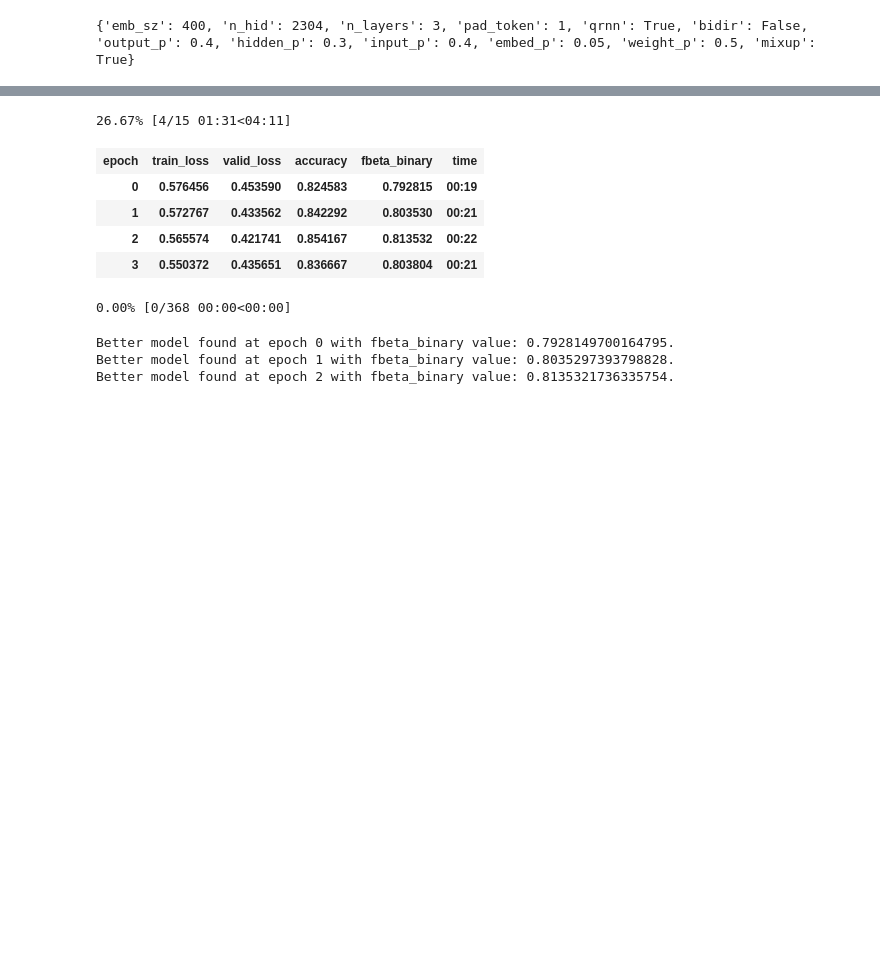
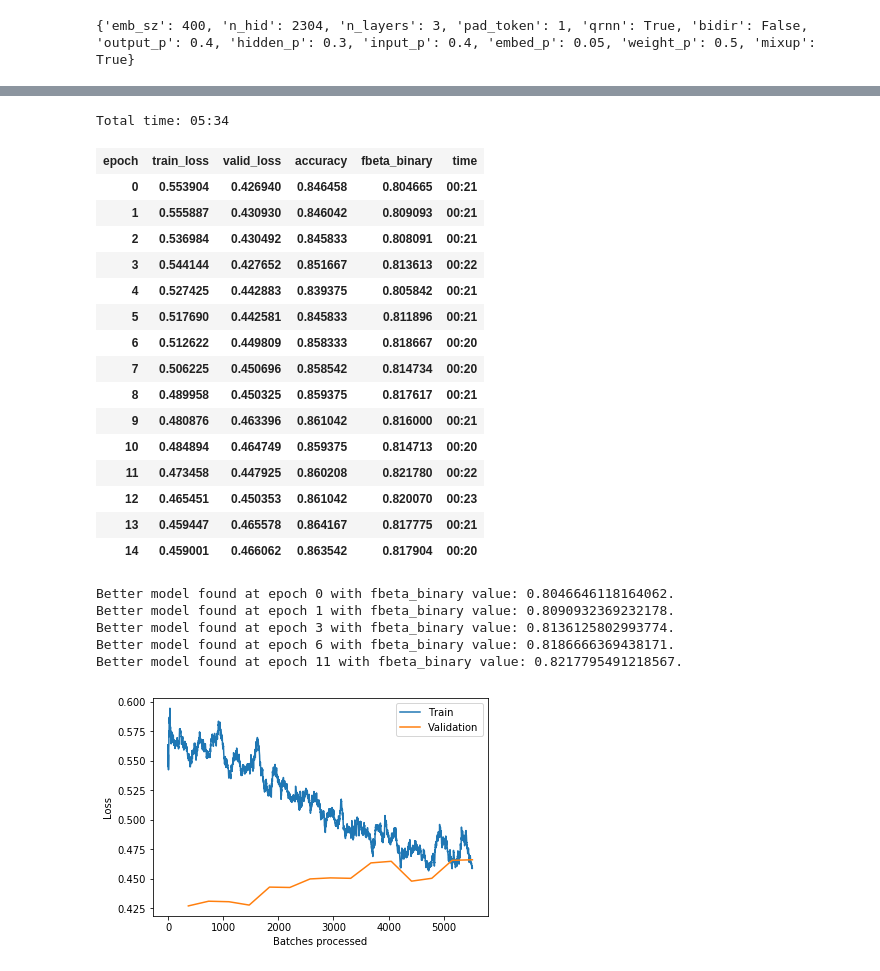
Before and after one commit to bfarzin/haha_2019, a Jupyter notebook: NLP Mixup After Embeddings.ipynb, the cells around one changed output, grey strips where cells are left out. Drawn from its saved outputs; the diff is of its cells as text; code cells hidden in the pictures; blank space fills up the shorter version.

Commit message:
with LR find and learning rates for Rnd Seed hunt.

```diff
--- a/NLP Mixup After Embeddings.ipynb
+++ b/NLP Mixup After Embeddings.ipynb
@@ -317,5 +94,6 @@ learn.callback_fns.append(partial(NLP_MixUpCallback,alpha=0.4,stack_x=False,stac
 # %%
-learn.fit_one_cycle(2, 1e-2, wd=wd )
+learn.fit_one_cycle(2, 1e-2)
+learn.recorder.plot_losses()
 # %% [output]
 Total time: 00:18
 | epoch | train_loss | valid_loss | accuracy | fbeta_binary | time |
@@ -329,0 +103,4 @@ learn.recorder.plot_metrics()
+# %%
+learn.freeze_to(-2)
+learn.fit_one_cycle(3, slice(1e-3/(2.6**4),5e-3), moms=(0.8,0.7))
+learn.recorder.plot_losses()
@@ -330,18 +114,31 @@ learn.recorder.plot_metrics()
 # %%
 learn.unfreeze()
-learn.fit_one_cycle(15, slice(1e-3/(2.6**4),5e-3), moms=(0.7,0.4), wd=wd, pct_start=0.25, div_factor=8.,
+learn.fit_one_cycle(15, slice(1e-3/(2.6**4),5e-3), moms=(0.7,0.4), pct_start=0.25, div_factor=10.,
                     callbacks=[SaveModelCallback(learn,every='improvement',mode='max',
                                                  monitor='fbeta_binary',name=f'best_acc_model_Q_{seed}')])
 learn.recorder.plot_losses()
 learn.recorder.plot_metrics()
 # %% [output]
-26.67% [4/15 01:31<04:11]
+Total time: 05:34
 | epoch | train_loss | valid_loss | accuracy | fbeta_binary | time |
-| 0 | 0.576456 | 0.453590 | 0.824583 | 0.792815 | 00:19 |
-| 1 | 0.572767 | 0.433562 | 0.842292 | 0.803530 | 00:21 |
-| 2 | 0.565574 | 0.421741 | 0.854167 | 0.813532 | 00:22 |
-| 3 | 0.550372 | 0.435651 | 0.836667 | 0.803804 | 00:21 |
+| 0 | 0.553904 | 0.426940 | 0.846458 | 0.804665 | 00:21 |
+| 1 | 0.555887 | 0.430930 | 0.846042 | 0.809093 | 00:21 |
+| 2 | 0.536984 | 0.430492 | 0.845833 | 0.808091 | 00:21 |
+| 3 | 0.544144 | 0.427652 | 0.851667 | 0.813613 | 00:22 |
+| 4 | 0.527425 | 0.442883 | 0.839375 | 0.805842 | 00:21 |
+| 5 | 0.517690 | 0.442581 | 0.845833 | 0.811896 | 00:21 |
+| 6 | 0.512622 | 0.449809 | 0.858333 | 0.818667 | 00:20 |
+| 7 | 0.506225 | 0.450696 | 0.858542 | 0.814734 | 00:20 |
+| 8 | 0.489958 | 0.450325 | 0.859375 | 0.817617 | 00:21 |
+| 9 | 0.480876 | 0.463396 | 0.861042 | 0.816000 | 00:21 |
+| 10 | 0.484894 | 0.464749 | 0.859375 | 0.814713 | 00:20 |
+| 11 | 0.473458 | 0.447925 | 0.860208 | 0.821780 | 00:22 |
+| 12 | 0.465451 | 0.450353 | 0.861042 | 0.820070 | 00:23 |
+| 13 | 0.459447 | 0.465578 | 0.864167 | 0.817775 | 00:21 |
+| 14 | 0.459001 | 0.466062 | 0.863542 | 0.817904 | 00:20 |
-0.00% [0/368 00:00<00:00]
+Better model found at epoch 0 with fbeta_binary value: 0.8046646118164062.
+Better model found at epoch 1 with fbeta_binary value: 0.8090932369232178.
+Better model found at epoch 3 with fbeta_binary value: 0.8136125802993774.
+Better model found at epoch 6 with fbeta_binary value: 0.8186666369438171.
+Better model found at epoch 11 with fbeta_binary value: 0.8217795491218567.
-Better model found at epoch 0 with fbeta_binary value: 0.7928149700164795.
-Better model found at epoch 1 with fbeta_binary value: 0.8035297393798828.
-Better model found at epoch 2 with fbeta_binary value: 0.8135321736335754.
+[figure, added]
```
Also changed, not shown: parts of 12 cells of this notebook, 4 other files.
